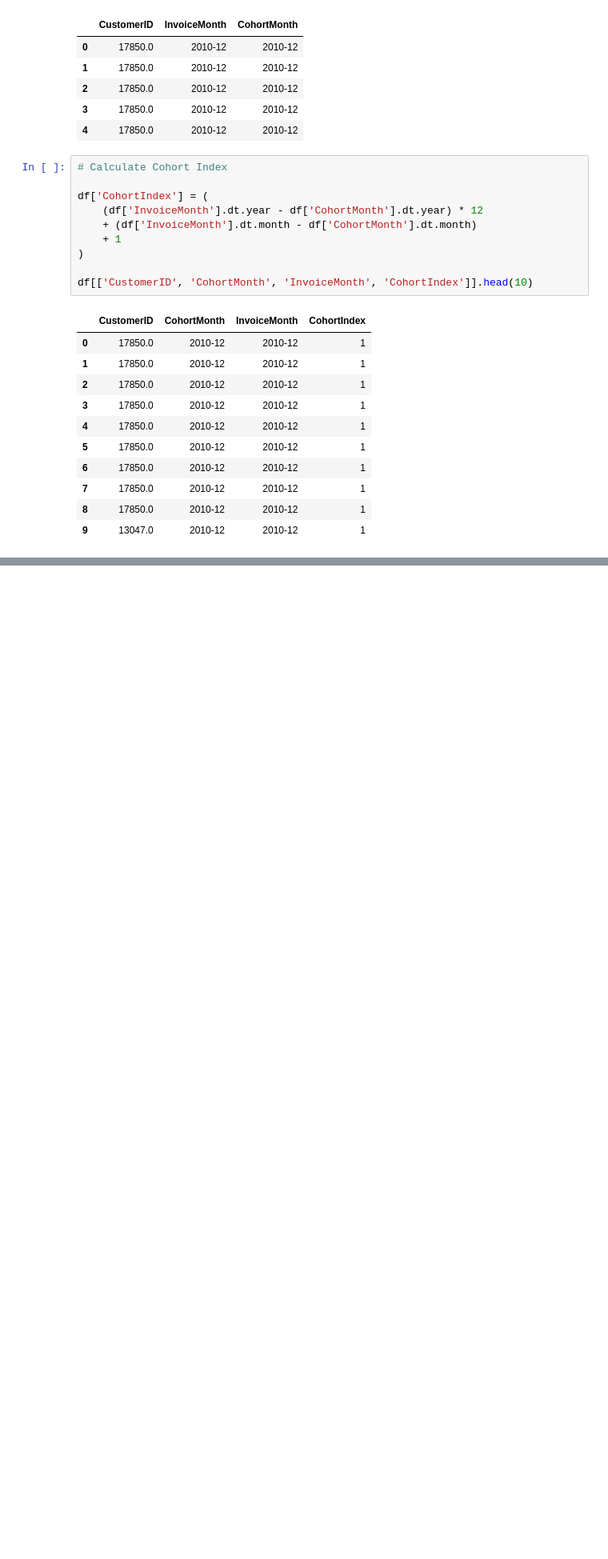
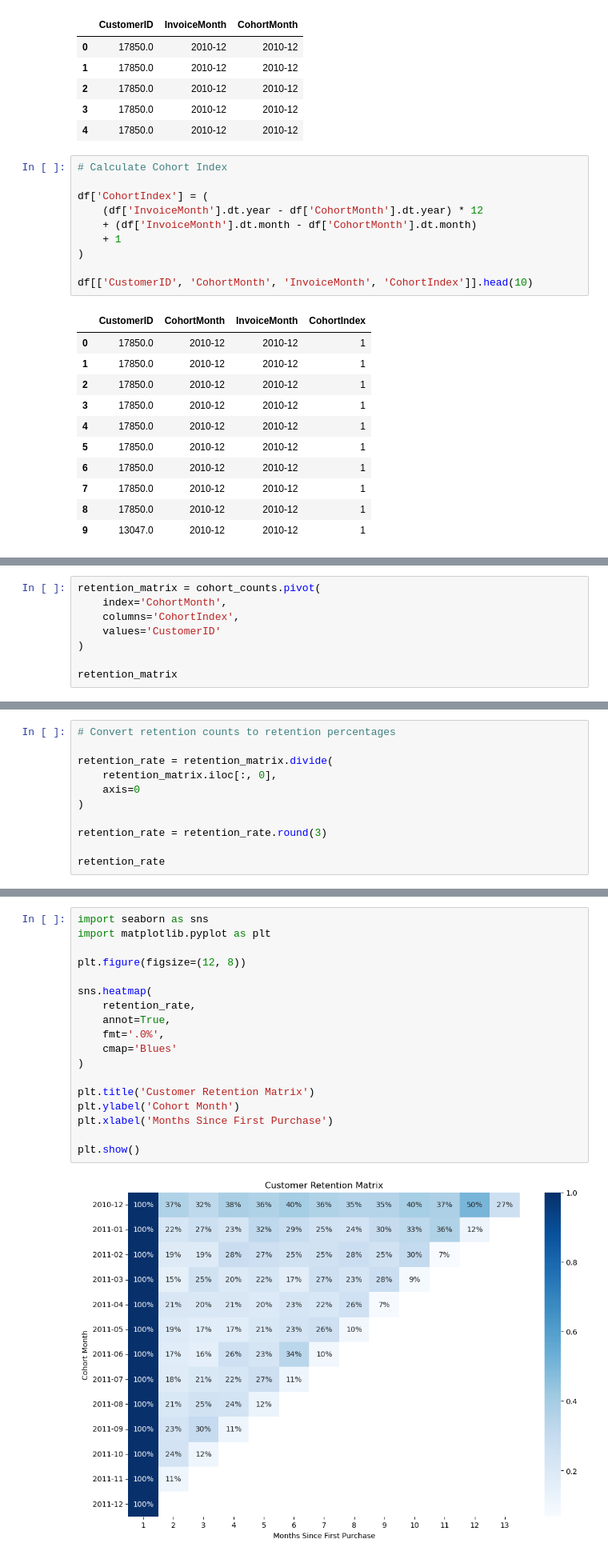
Before and after one commit to jyotidamji270804/cohort-retention-cltv-analysis, a Jupyter notebook: notebooks/01_data_cleaning.ipynb, the cells around one changed output, grey strips where cells are left out. Shown at 80% size. Cells and saved outputs as stored; diff of their text form; blank space fills up the shorter version.

Commit message:
cohort: create retention matrix and retention heatmap

```diff
--- a/notebooks/01_data_cleaning.ipynb
+++ b/notebooks/01_data_cleaning.ipynb
@@ -189,0 +212,8 @@ df[['CustomerID', 'CohortMonth', 'InvoiceMonth', 'CohortIndex']].head(10)
+# %%
+retention_matrix = cohort_counts.pivot(
+    index='CohortMonth',
+    columns='CohortIndex',
+    values='CustomerID'
+)
+
+retention_matrix
@@ -189,0 +236,11 @@ df[['CustomerID', 'CohortMonth', 'InvoiceMonth', 'CohortIndex']].head(10)
+# %%
+# Convert retention counts to retention percentages
+
+retention_rate = retention_matrix.divide(
+    retention_matrix.iloc[:, 0],
+    axis=0
+)
+
+retention_rate = retention_rate.round(3)
+
+retention_rate
@@ -189,0 +263,20 @@ df[['CustomerID', 'CohortMonth', 'InvoiceMonth', 'CohortIndex']].head(10)
+# %%
+import seaborn as sns
+import matplotlib.pyplot as plt
+
+plt.figure(figsize=(12, 8))
+
+sns.heatmap(
+    retention_rate,
+    annot=True,
+    fmt='.0%',
+    cmap='Blues'
+)
+
+plt.title('Customer Retention Matrix')
+plt.ylabel('Cohort Month')
+plt.xlabel('Months Since First Purchase')
+
+plt.show()
+# %% [output]
+[figure, added]
```
Also changed, not shown: parts of 3 cells of this notebook.
